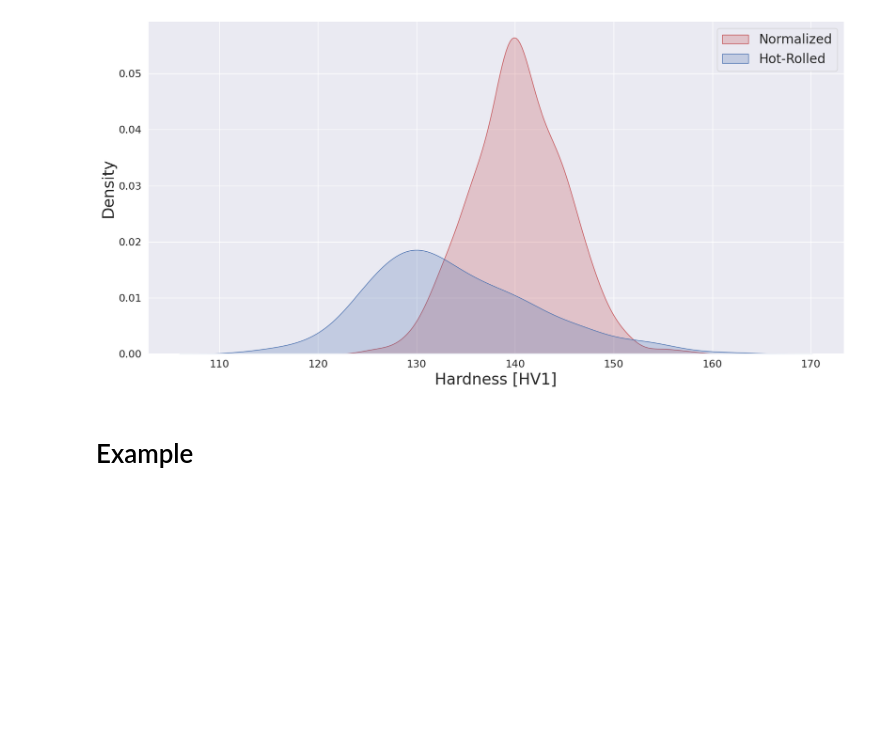
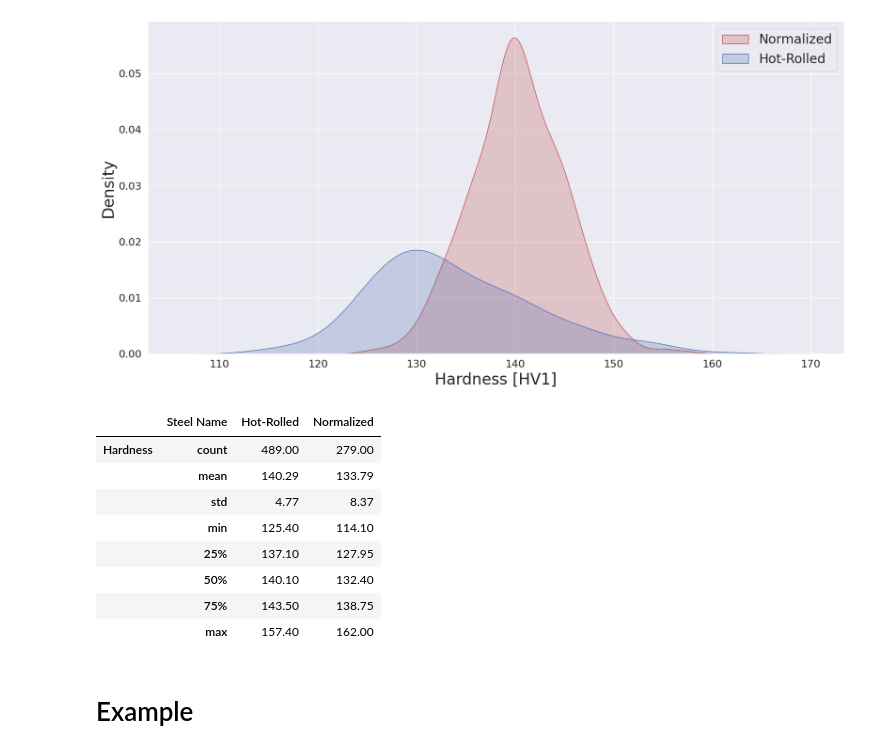
Before and after one commit to kzajac97/visual-material-recognition, a Jupyter notebook: notebooks/eda.ipynb, the cells around one changed output. Cells and saved outputs as stored; diff of their text form; code cells hidden in the pictures; blank space fills up the shorter version.

```diff
--- a/notebooks/eda.ipynb
+++ b/notebooks/eda.ipynb
@@ -197,5 +196,17 @@ _ = plt.savefig("../data/plots/hardness-distribution.png", bbox_inches="tight")
 # %% [output]
 [figure]
+# %%
+mesurements_df.groupby(by="Steel Name").describe().applymap(lambda value: round(value, 2)).transpose()
+# %% [output]
+|  | Steel Name | Hot-Rolled | Normalized |
+| Hardness | count | 489.00 | 279.00 |
+|  | mean | 140.29 | 133.79 |
+|  | std | 4.77 | 8.37 |
+|  | min | 125.40 | 114.10 |
+|  | 25% | 137.10 | 127.95 |
+|  | 50% | 140.10 | 132.40 |
+|  | 75% | 143.50 | 138.75 |
+|  | max | 157.40 | 162.00 |
 # %% [markdown]
 # Example
 # %%
```
Also changed, not shown: parts of 26 cells of this notebook, 3 other files.
